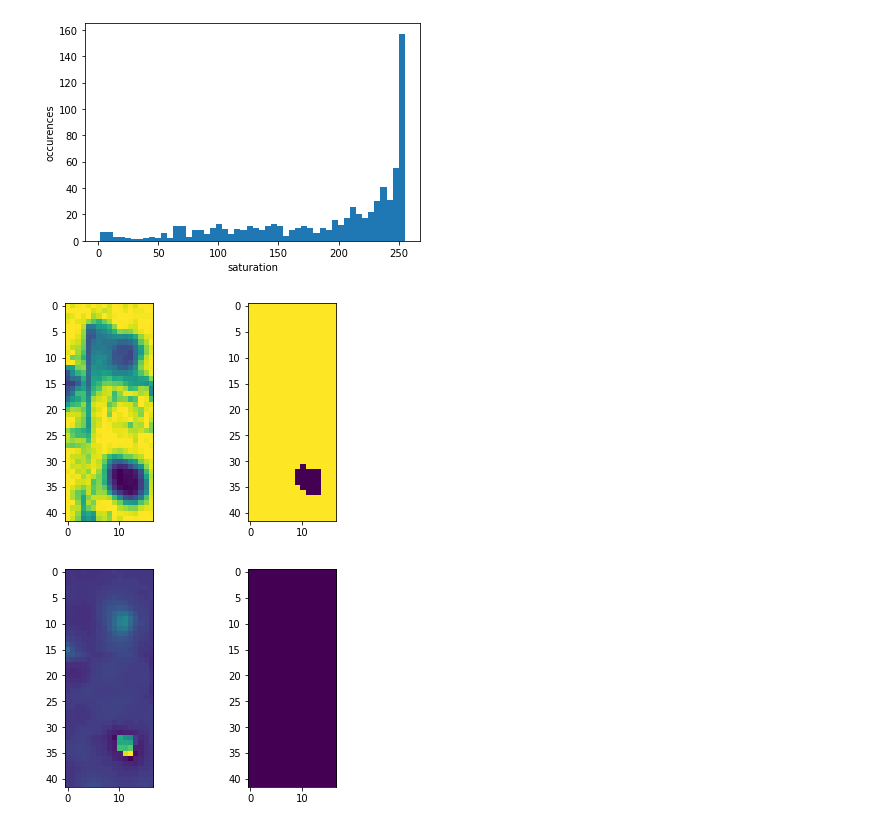
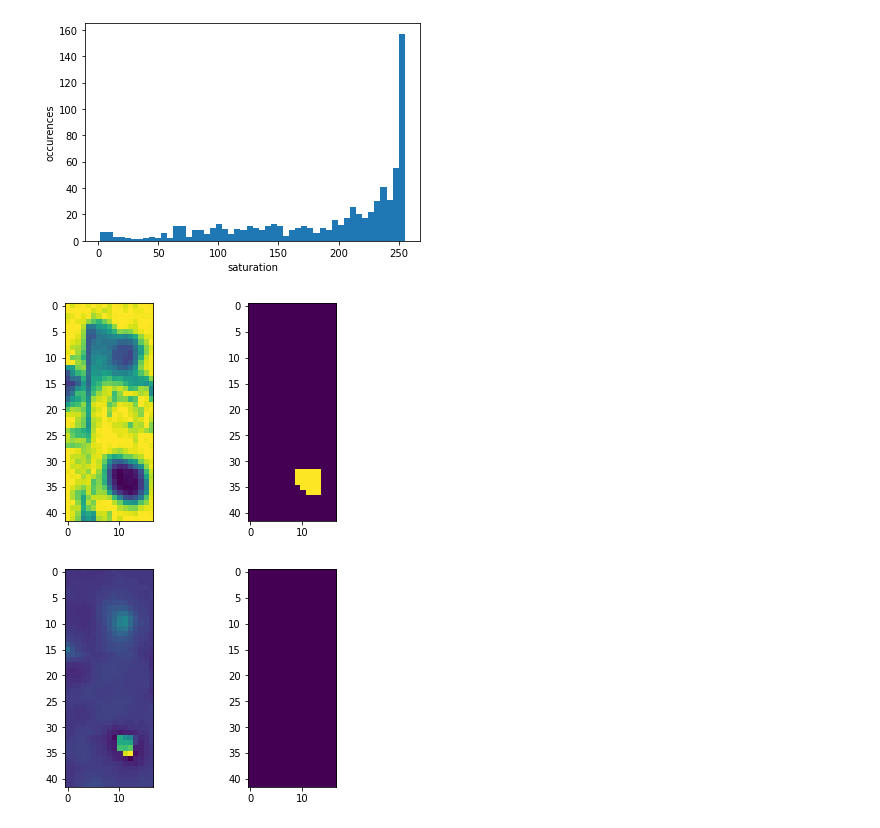
Before and after one commit to gallo-json/self-driving-robot, a Jupyter notebook: src/yolo/traffic-lights-OID/kaggle_tests.ipynb, the cells around one changed output. Drawn from its saved outputs; the diff is of its cells as text; code cells hidden in the pictures.

Commit message:
with only saturation values it works better

```diff
--- a/src/yolo/traffic-lights-OID/kaggle_tests.ipynb
+++ b/src/yolo/traffic-lights-OID/kaggle_tests.ipynb
@@ -21,15 +21,15 @@ plt.show()
 [figure]
 # %%
 saturation_threshold=30
-idx = hsv_test_image[:, :, 1] <=saturation_threshold
+idx = hsv_test_image[:, :, 1] >= saturation_threshold
 sat_mask = np.ones_like(hsv_test_image[:, :, 1])
 sat_mask[idx] = 0
 fig,ax=plt.subplots(nrows=1,ncols=2)
 ax[0].imshow(hsv_test_image[:,:,1])
 ax[1].imshow(sat_mask)
 plt.show()
 # %% [output]
-[figure, old version]
+[figure, new version]
 # %%
 val_threshold = 50
 idx = hsv_test_image[:, :, 0] < val_threshold
```
Also changed, not shown: 2 other files.
